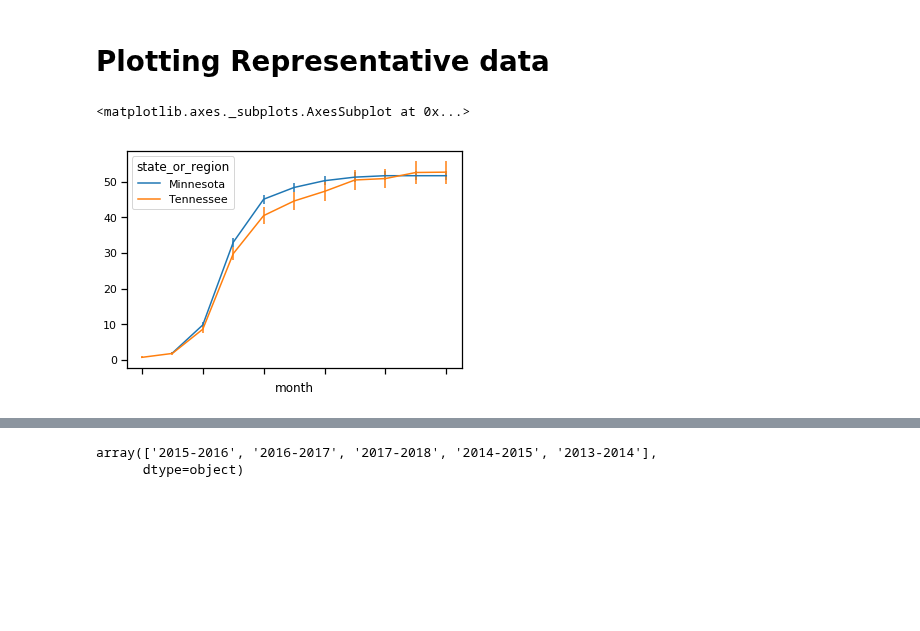
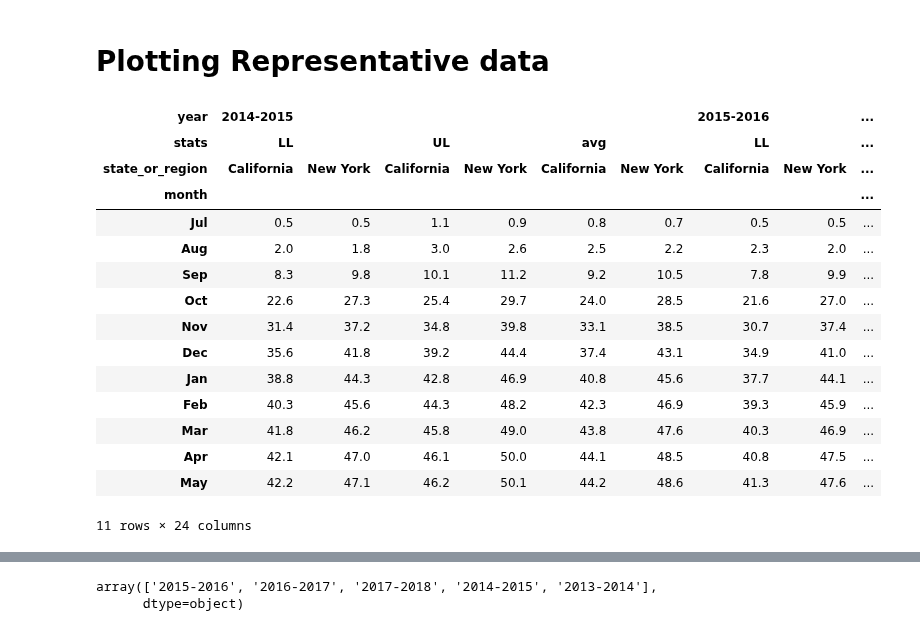
Before and after one commit to oriw1989/FluVaccinationRates, a Jupyter notebook: Baseline Model.ipynb, the cells around one changed output, grey strips where cells are left out. Cells and saved outputs as stored; diff of their text form; code cells hidden in the pictures; blank space fills up the shorter version.

```diff
--- a/Baseline Model.ipynb
+++ b/Baseline Model.ipynb
@@ -35,12 +31,25 @@ fluevaxdata = fluevaxdata[fluevaxdata.state_or_region.isin(states_of_interest)]
 pivot_data = pd.pivot_table(fluevaxdata, values='value', columns=['year', 'stats', 'state_or_region'],
                index='month')
 pivot_data = pivot_data.loc[['Jul', 'Aug', 'Sep', 'Oct', 'Nov', 'Dec', 'Jan','Feb', 'Mar', 'Apr', 'May']]
-# %%
-error = pivot_data['2013-2014']['avg'] - pivot_data['2013-2014']['LL']
-pivot_data['2013-2014']['avg'].plot.line(yerr=error)
-# %% [output]
-<matplotlib.axes._subplots.AxesSubplot at 0x...>
-[figure, removed]
+# %%
+pivot_data
+# %% [output]
+| year | 2014-2015 |  |  |  |  |  | 2015-2016 |  | ... |
+| stats | LL |  | UL |  | avg |  | LL |  | ... |
+| state_or_region | California | New York | California | New York | California | New York | California | New York | ... |
+| month |  |  |  |  |  |  |  |  | ... |
+| Jul | 0.5 | 0.5 | 1.1 | 0.9 | 0.8 | 0.7 | 0.5 | 0.5 | ... |
+| Aug | 2.0 | 1.8 | 3.0 | 2.6 | 2.5 | 2.2 | 2.3 | 2.0 | ... |
+| Sep | 8.3 | 9.8 | 10.1 | 11.2 | 9.2 | 10.5 | 7.8 | 9.9 | ... |
+| Oct | 22.6 | 27.3 | 25.4 | 29.7 | 24.0 | 28.5 | 21.6 | 27.0 | ... |
+| Nov | 31.4 | 37.2 | 34.8 | 39.8 | 33.1 | 38.5 | 30.7 | 37.4 | ... |
+| Dec | 35.6 | 41.8 | 39.2 | 44.4 | 37.4 | 43.1 | 34.9 | 41.0 | ... |
+| Jan | 38.8 | 44.3 | 42.8 | 46.9 | 40.8 | 45.6 | 37.7 | 44.1 | ... |
+| Feb | 40.3 | 45.6 | 44.3 | 48.2 | 42.3 | 46.9 | 39.3 | 45.9 | ... |
+| Mar | 41.8 | 46.2 | 45.8 | 49.0 | 43.8 | 47.6 | 40.3 | 46.9 | ... |
+| Apr | 42.1 | 47.0 | 46.1 | 50.0 | 44.1 | 48.5 | 40.8 | 47.5 | ... |
+| May | 42.2 | 47.1 | 46.2 | 50.1 | 44.2 | 48.6 | 41.3 | 47.6 | ... |
+11 rows × 24 columns
 # %%
 
 pivot_data = pd.pivot_table(fluevaxdata, values='value', columns=['stats', 'state_or_region', 'year'] ,
```
Also changed, not shown: parts of 20 cells of this notebook, 2 other files.
